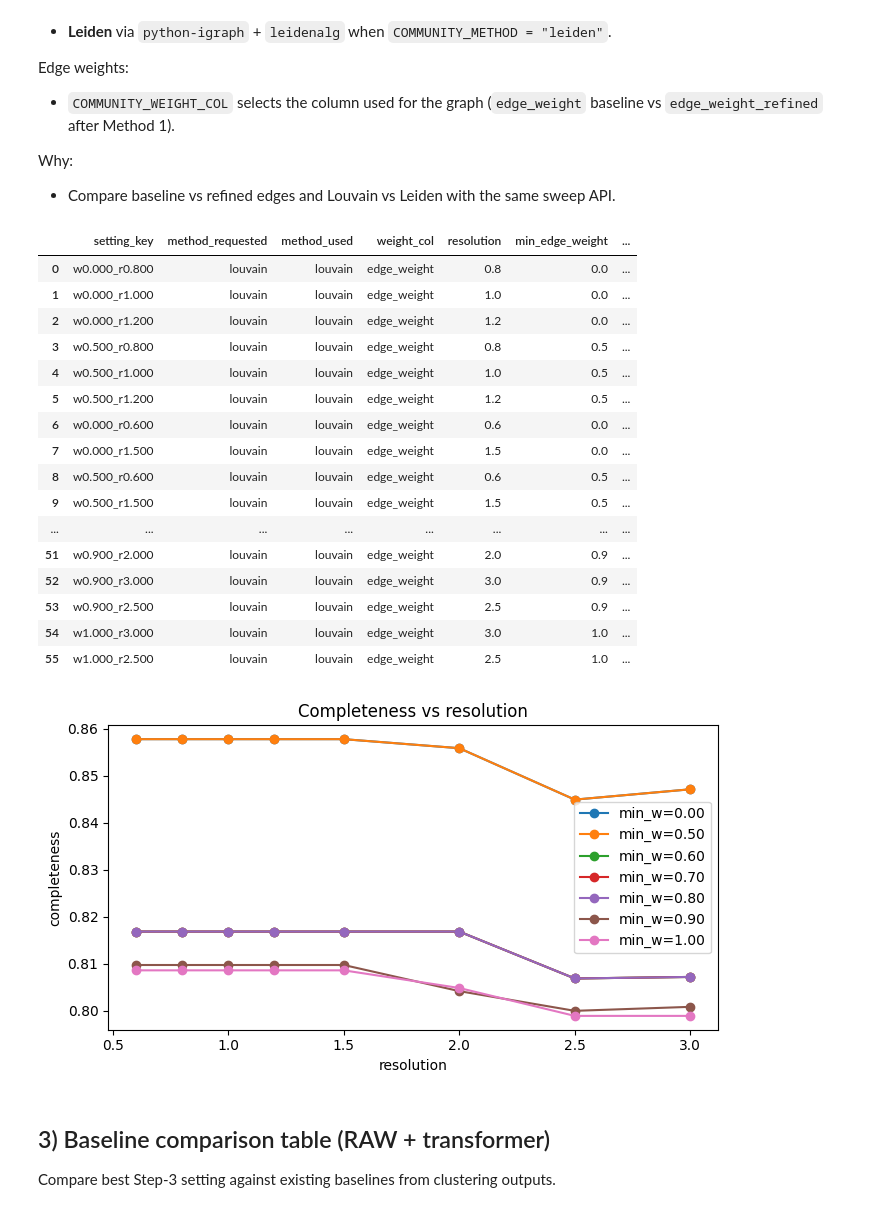
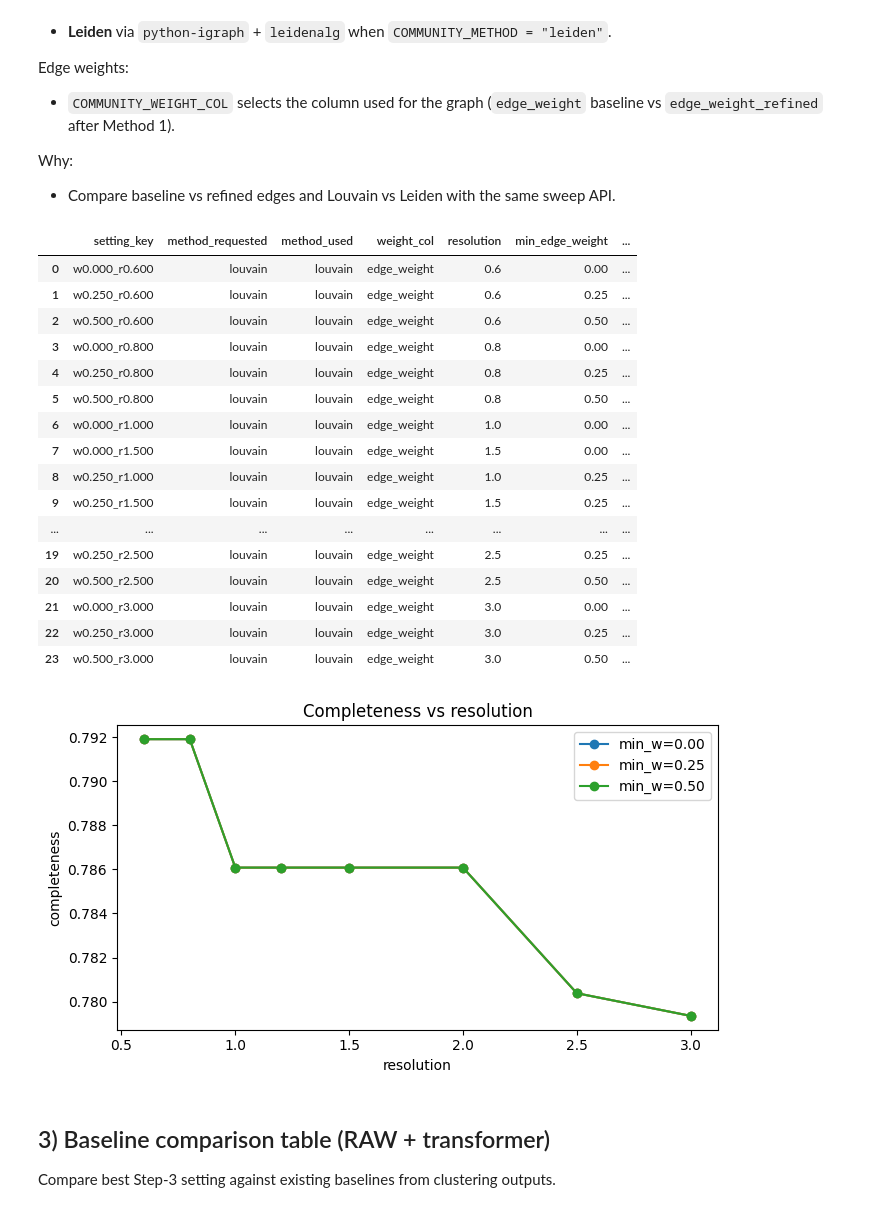
Before and after one commit to DeLyXHardiee/GNN-Campaign-Detection, a Jupyter notebook: analysis/semantic_shard_prototype_step3_community_detection.ipynb, the cells around one changed output. Saved outputs shown, nothing was run; the diff lists cells and outputs as text; code cells hidden in the pictures.

```diff
--- a/analysis/semantic_shard_prototype_step3_community_detection.ipynb
+++ b/analysis/semantic_shard_prototype_step3_community_detection.ipynb
@@ -49,7 +49,7 @@ RUN_ID = "vicreg_pruned_graph_email_zero_edge_drop_v3_aggressive"
 
 STEP1_DIR = PROJECT_ROOT / "analysis" / "output" / "semantic_shard_step1"
 # Step-2 graph: default vs routing-inclusive build (see Step-2 INCLUDE_ROUTING_CHANNELS_IN_GRAPH + output dir)
-STEP2_BASE_DIR = PROJECT_ROOT / "analysis" / "output" / "semantic_shard_step2_graph"
+STEP2_BASE_DIR = PROJECT_ROOT / "analysis" / "output" / "semantic_shard_step2_graph"  # old/default path kept for quick fallback
 STEP2_ROUTING_DIR = PROJECT_ROOT / "analysis" / "output" / "semantic_shard_step2_graph_routing"
 USE_STEP2_ROUTING_GRAPH = False  # True -> semantic_shard_step2_graph_routing + semantic_shard_step3_routing
 STEP2_DIR = STEP2_ROUTING_DIR if USE_STEP2_ROUTING_GRAPH else STEP2_BASE_DIR
@@ -64,11 +64,11 @@ STEP1_ASSIGNMENTS_CSV = STEP1_DIR / "semantic_shard_step1_assignments.csv"
 RAW_SWEEP_CSV = PROJECT_ROOT / "core" / "GNN" / "outputs" / RUN_ID / "clustering" / "hdbscan" / "raw_email_embeddings_hdbscan_sweep.csv"
 TRANSFORMER_SWEEP_CSV = PROJECT_ROOT / "core" / "GNN" / "outputs" / RUN_ID / "clustering" / "hdbscan" / "transformer_text_embeddings_hdbscan_sweep.csv"
 
-GRAPH_PT = PROJECT_ROOT / "core" / "graph" / "output" / "incidents-lake-misp_hetero.pt"
+GRAPH_PT = PROJECT_ROOT / "core" / "graph" / "output" / "incidents-lake-misp-large_hetero.pt"
 GRAPH_META = GRAPH_PT.with_suffix(".meta.json")
 
 # Use normal GT by default (as requested), plus optional dedup comparison.
-GT_PATH = PROJECT_ROOT / "data" / "groundtruth" / "ground_truth.json"
+GT_PATH = PROJECT_ROOT / "data" / "groundtruth" / "ground_truth_merged.json"
 GT_DEDUP_PATH = PROJECT_ROOT / "data" / "groundtruth" / "ground_truth_dedup.json"
 PRIMARY_EVAL_GT = GT_PATH  # change to GT_DEDUP_PATH if desired
 TO_UNDIRECTED = True
@@ -82,7 +82,7 @@ COMMUNITY_WEIGHT_COL = "edge_weight_refined" if USE_METHOD1_REFINED_EDGES else "
 COMMUNITY_METHOD = "louvain"
 RANDOM_SEED = 0
 RESOLUTION_VALUES = [0.6, 0.8, 1.0, 1.2, 1.5, 2.0, 2.5, 3]
-MIN_EDGE_WEIGHT_VALUES = [0.00, 0.50, 0.60, 0.70, 0.80, 0.90, 1]
+MIN_EDGE_WEIGHT_VALUES = [0.00, 0.25, 0.50]
 
 # Optional: compare multiple Step-2 graph settings side-by-side.
 # Each entry should point at a Step-2 output directory that includes
@@ -337,50 +337,50 @@ if STEP2_EXPERIMENTS:
             )
         d["top_evidence_by_top_weight_edges"] = (
             pd.DataFrame(top_weight_rows)
             .sort_values("mean_shared_idf_sum", ascending=False)
             .head(5)
         )
         diagnostics_by_key[exp_key] = d
 
     comparison_df = pd.DataFrame(rows)
     if not comparison_df.empty:
-        comparison_df = comparison_df.sort_values(["completeness", "v_measure"], ascending=[False, False]).reset_index(drop=True)
+        comparison_df = comparison_df.sort_values(["v_measure"], ascending=[False, False]).reset_index(drop=True)
     display(comparison_df)
     (STEP3_OUT_DIR / "semantic_shard_step3_manual_comparison.csv").parent.mkdir(parents=True, exist_ok=True)
     comparison_df.to_csv(STEP3_OUT_DIR / "semantic_shard_step3_manual_comparison.csv", index=False)
 
     # Print compact evidence diagnostics for each setting.
     for k, d in diagnostics_by_key.items():
         if d is None:
             continue
         print(f"\n[Over-merging diagnostics] {k}")
         print("n_mixed_communities:", d.get("n_mixed_communities"))
         ev = d.get("top_evidence_by_mixed_edges")
         if ev is not None and isinstance(ev, pd.DataFrame) and not ev.empty:
             display(ev)
         tev = d.get("top_evidence_by_top_weight_edges")
         if tev is not None and isinstance(tev, pd.DataFrame) and not tev.empty:
             print("Top evidence (highest edge_weight edges):")
             display(tev)
 # %% [output]
 |  | setting_key | method_requested | method_used | weight_col | resolution | min_edge_weight | ... |
-| 0 | w0.000_r0.800 | louvain | louvain | edge_weight | 0.8 | 0.0 | ... |
-| 1 | w0.000_r1.000 | louvain | louvain | edge_weight | 1.0 | 0.0 | ... |
-| 2 | w0.000_r1.200 | louvain | louvain | edge_weight | 1.2 | 0.0 | ... |
-| 3 | w0.500_r0.800 | louvain | louvain | edge_weight | 0.8 | 0.5 | ... |
-| 4 | w0.500_r1.000 | louvain | louvain | edge_weight | 1.0 | 0.5 | ... |
-| 5 | w0.500_r1.200 | louvain | louvain | edge_weight | 1.2 | 0.5 | ... |
-| 6 | w0.000_r0.600 | louvain | louvain | edge_weight | 0.6 | 0.0 | ... |
-| 7 | w0.000_r1.500 | louvain | louvain | edge_weight | 1.5 | 0.0 | ... |
-| 8 | w0.500_r0.600 | louvain | louvain | edge_weight | 0.6 | 0.5 | ... |
-| 9 | w0.500_r1.500 | louvain | louvain | edge_weight | 1.5 | 0.5 | ... |
+| 0 | w0.000_r0.600 | louvain | louvain | edge_weight | 0.6 | 0.00 | ... |
+| 1 | w0.250_r0.600 | louvain | louvain | edge_weight | 0.6 | 0.25 | ... |
+| 2 | w0.500_r0.600 | louvain | louvain | edge_weight | 0.6 | 0.50 | ... |
+| 3 | w0.000_r0.800 | louvain | louvain | edge_weight | 0.8 | 0.00 | ... |
+| 4 | w0.250_r0.800 | louvain | louvain | edge_weight | 0.8 | 0.25 | ... |
+| 5 | w0.500_r0.800 | louvain | louvain | edge_weight | 0.8 | 0.50 | ... |
+| 6 | w0.000_r1.000 | louvain | louvain | edge_weight | 1.0 | 0.00 | ... |
+| 7 | w0.000_r1.500 | louvain | louvain | edge_weight | 1.5 | 0.00 | ... |
+| 8 | w0.250_r1.000 | louvain | louvain | edge_weight | 1.0 | 0.25 | ... |
+| 9 | w0.250_r1.500 | louvain | louvain | edge_weight | 1.5 | 0.25 | ... |
 | ... | ... | ... | ... | ... | ... | ... | ... |
-| 51 | w0.900_r2.000 | louvain | louvain | edge_weight | 2.0 | 0.9 | ... |
-| 52 | w0.900_r3.000 | louvain | louvain | edge_weight | 3.0 | 0.9 | ... |
-| 53 | w0.900_r2.500 | louvain | louvain | edge_weight | 2.5 | 0.9 | ... |
-| 54 | w1.000_r3.000 | louvain | louvain | edge_weight | 3.0 | 1.0 | ... |
-| 55 | w1.000_r2.500 | louvain | louvain | edge_weight | 2.5 | 1.0 | ... |
+| 19 | w0.250_r2.500 | louvain | louvain | edge_weight | 2.5 | 0.25 | ... |
+| 20 | w0.500_r2.500 | louvain | louvain | edge_weight | 2.5 | 0.50 | ... |
+| 21 | w0.000_r3.000 | louvain | louvain | edge_weight | 3.0 | 0.00 | ... |
+| 22 | w0.250_r3.000 | louvain | louvain | edge_weight | 3.0 | 0.25 | ... |
+| 23 | w0.500_r3.000 | louvain | louvain | edge_weight | 3.0 | 0.50 | ... |
-[figure, old version]
+[figure, new version]
 # %% [markdown]
 ## 3) Baseline comparison table (RAW + transformer)
 
```
Also changed, not shown: parts of 1 cell of this notebook, 44 other files.
